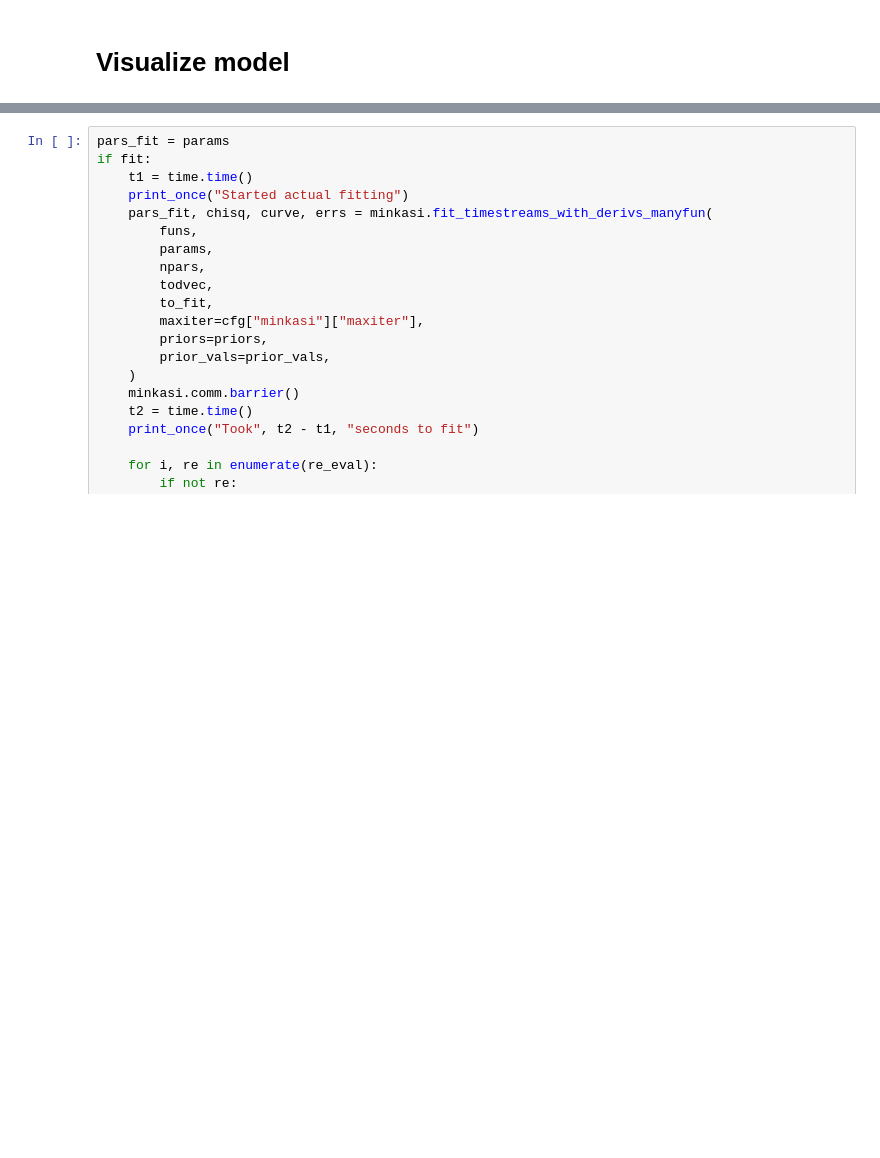
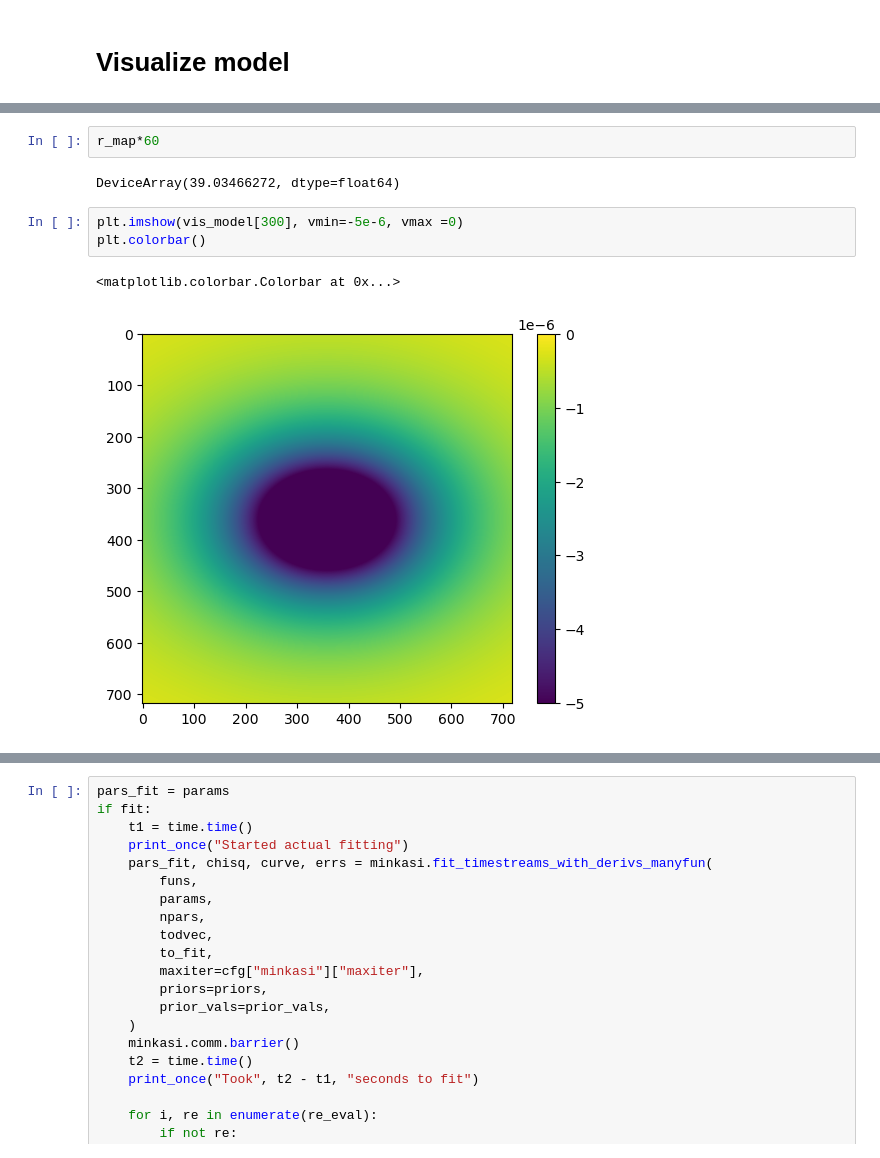
Before and after one commit to MUSTANG-SZ/WITCH, a Jupyter notebook: gpu_minkasi_jax.ipynb, the cells around one changed output, grey strips where cells are left out. Cells and saved outputs as stored; diff of their text form; blank space fills up the shorter version.

```diff
--- a/gpu_minkasi_jax.ipynb
+++ b/gpu_minkasi_jax.ipynb
@@ -891,0 +1092,10 @@ X, Y = np.meshgrid(x, y)
+# %%
+r_map*60
+# %% [output]
+DeviceArray(39.03466272, dtype=float64)
+# %%
+plt.imshow(vis_model[300], vmin=-5e-6, vmax =0)
+plt.colorbar()
+# %% [output]
+<matplotlib.colorbar.Colorbar at 0x...>
+[figure, added]
```
Also changed, not shown: parts of 78 cells of this notebook.
